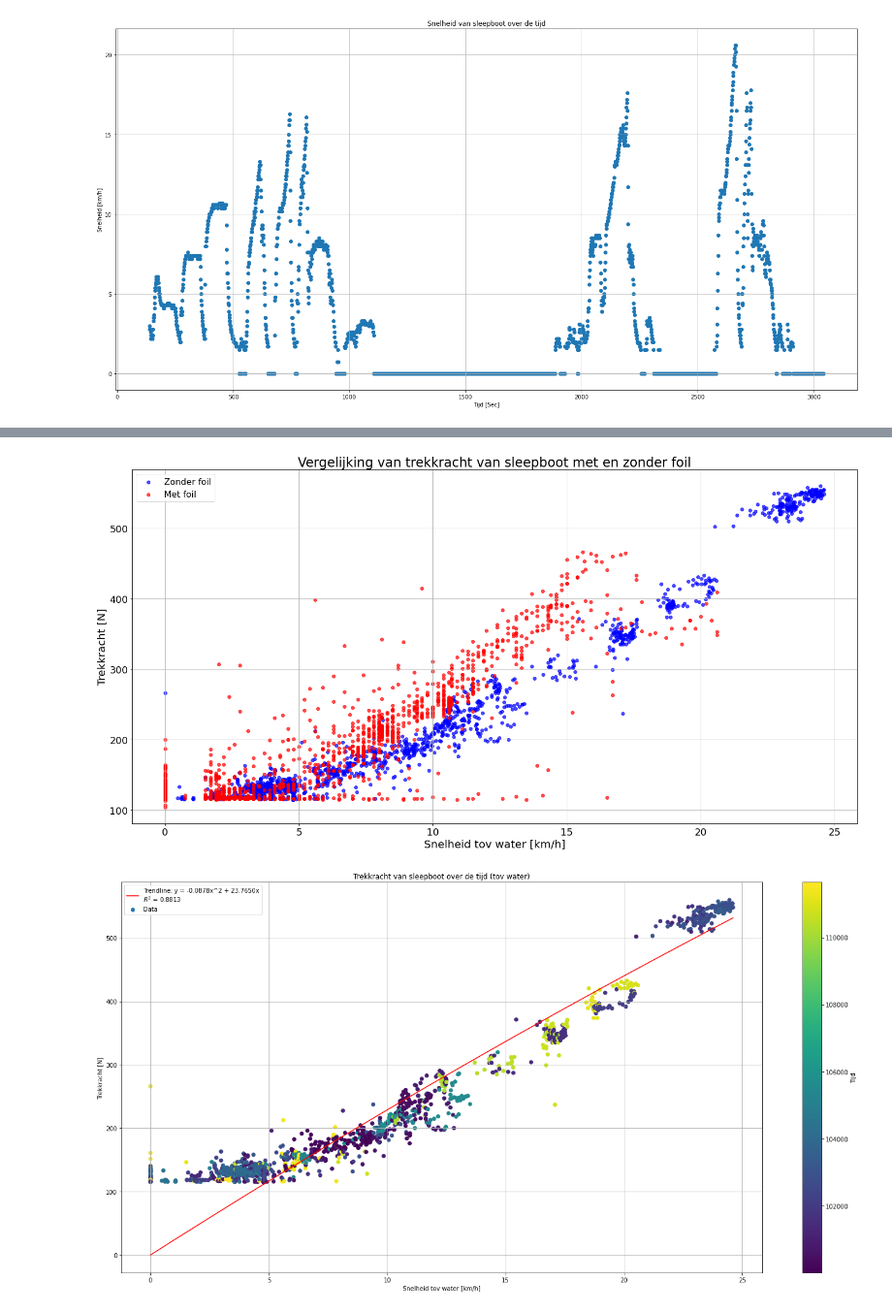
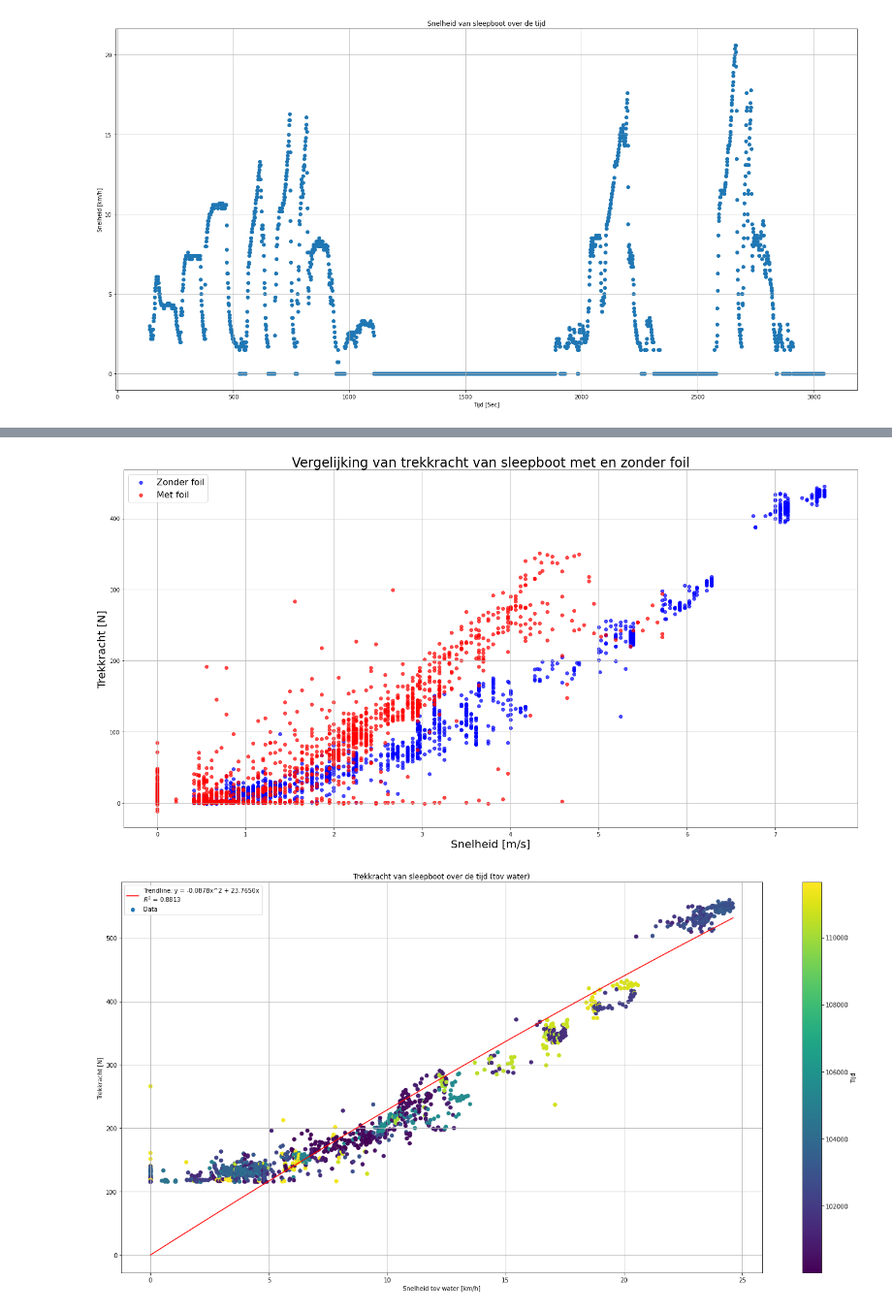
Before and after one commit to Qrax/Clean_Mobility, a Jupyter notebook: main.ipynb, the cells around one changed output, grey strips where cells are left out. Shown at 97% size. Saved outputs shown, nothing was run; the diff lists cells and outputs as text; code cells hidden in the pictures.

```diff
--- a/main.ipynb
+++ b/main.ipynb
@@ -229,35 +287,28 @@ plt.show()
-# %%
-import numpy as np
-import matplotlib.pyplot as plt
-
-# Sleepboot zonder foil (merged_df1)
-x1 = merged_df1['1_Snelheid tenopzichte van het water in Kilometers per uur'].to_numpy()  # Snelheid in km/h
-y1 = merged_df1['2_Loadcell in N'].to_numpy()
-
-# Sleepboot met foil (merged_df4)
-x2 = merged_df4['1_Snelheid over de grond in km/h'].to_numpy()  # Snelheid in km/h
-y2 = merged_df4['2_Loadcell in N'].to_numpy()
-
-# Plot beide datasets in één figuur met vaste kleuren
-plt.figure(figsize=(24, 12))
-
-# Plot zonder foil met een vaste kleur
-plt.scatter(x1, y1, color='blue', label='Zonder foil', alpha=0.7)
-
-# Plot met foil met een vaste kleur
-plt.scatter(x2, y2, color='red', label='Met foil', alpha=0.7)
-
-# Assen en titel
-plt.xlabel('Snelheid tov water [km/h]', fontsize=20)
-plt.ylabel('Trekkracht [N]', fontsize=20)
-plt.title('Vergelijking van trekkracht van sleepboot met en zonder foil', fontsize=24)
-plt.xticks(fontsize=18)
-plt.yticks(fontsize=18)
-plt.legend(fontsize=16)
-plt.grid(True)
-plt.show()
-# %% [output]
-[figure, removed]
+# %%
+# Consistentie: Snelheid in m/s
+x1 = merged_df1['speed_grond_ms']  # Snelheid in m/s
+y1 = merged_df1['2_Loadcell in N']
+
+x2 = merged_df4['speed_grond_ms']  # Snelheid in m/s
+y2 = merged_df4['2_Loadcell in N']
+
+# Plot beide datasets
+plt.figure(figsize=(24, 12))
+
+# Zonder foil
+plt.scatter(x1, y1, color='blue', label='Zonder foil', alpha=0.7)
+
+# Met foil
+plt.scatter(x2, y2, color='red', label='Met foil', alpha=0.7)
+
+plt.xlabel('Snelheid [m/s]', fontsize=20)
+plt.ylabel('Trekkracht [N]', fontsize=20)
+plt.title('Vergelijking van trekkracht van sleepboot met en zonder foil', fontsize=24)
+plt.legend(fontsize=16)
+plt.grid(True)
+plt.show()
+# %% [output]
+[figure, added]
 # %%
 # Tweede plot: Snelheid ten opzichte van het water
 sorted_indices2 = np.argsort(merged_df1['1_Snelheid tenopzichte van het water in Kilometers per uur'].to_numpy())
```
Also changed, not shown: parts of 4 cells of this notebook.
